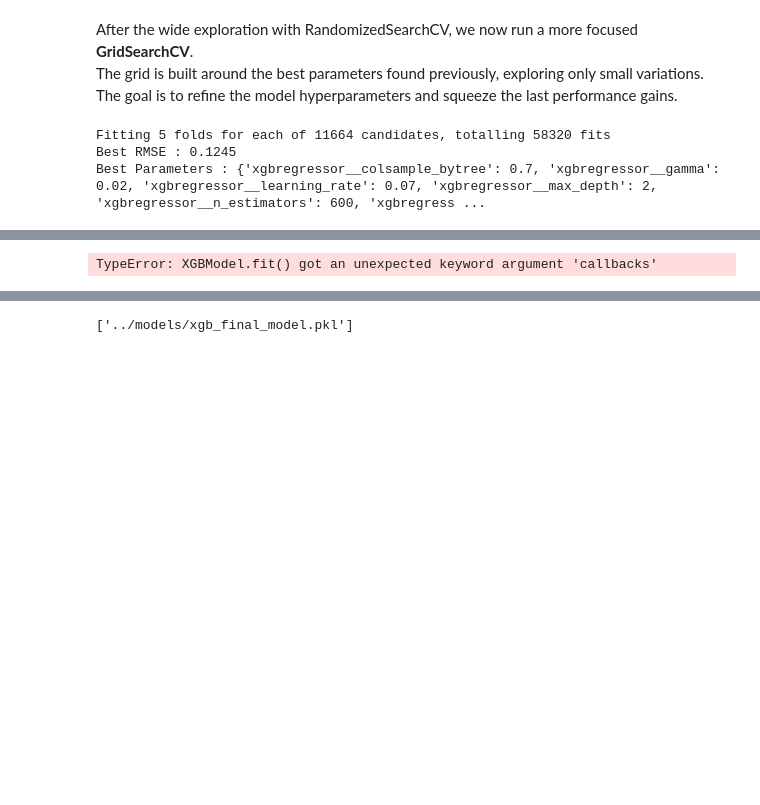
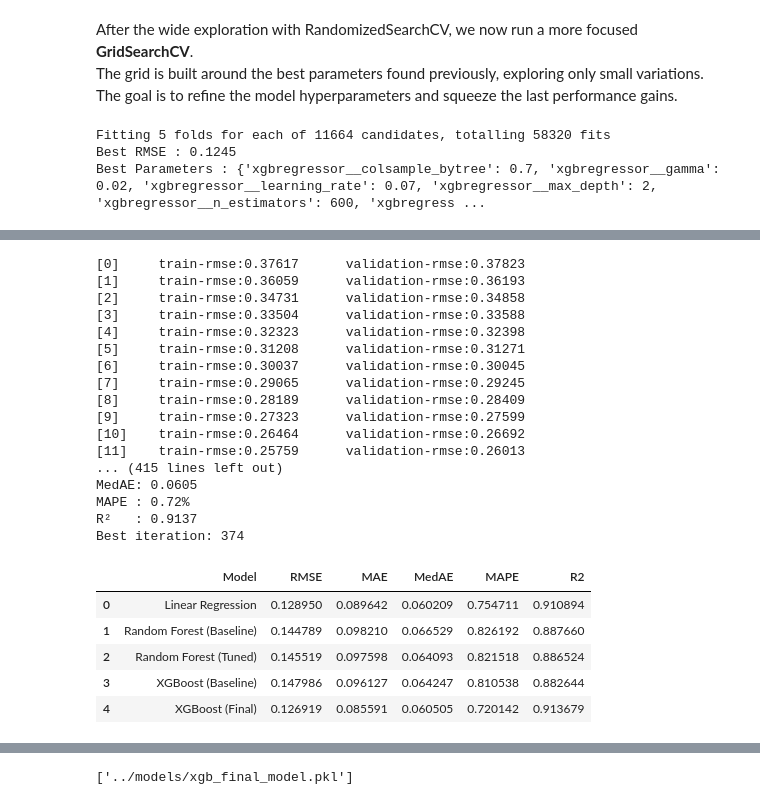
Before and after one commit to Gael926/ML_Project_HousePrices, a Jupyter notebook: notebooks/house_prices_regression.ipynb, the cells around one changed output, grey strips where cells are left out. Drawn from its saved outputs; the diff is of its cells as text; code cells hidden in the pictures; blank space fills up the shorter version.

```diff
--- a/notebooks/house_prices_regression.ipynb
+++ b/notebooks/house_prices_regression.ipynb
@@ -547,35 +588,58 @@ dtrain = xgb.DMatrix(X_tr_prep, label=y_tr)
 dval = xgb.DMatrix(X_val_prep, label=y_val)
 dtest = xgb.DMatrix(X_test_prep, label=y_test)
 
-# Paramètres du modèle
 params = {
     "objective": "reg:squarederror",
     "eval_metric": "rmse",
     "random_state": RANDOM_STATE,
     "max_depth": 2,
     "learning_rate": 0.07,
     "subsample": 0.74,
     "colsample_bytree": 0.7,
     "gamma": 0.02,
     "reg_alpha": 0.11,
     "reg_lambda": 0.65
 }
+evals_result = {}
 
 final_xgb = xgb.train(
     params=params,
     dtrain=dtrain,
     num_boost_round=1000,
     evals=[(dtrain, "train"), (dval, "validation")],
     early_stopping_rounds=50,
-    verbose_eval=True
+    verbose_eval=True,
+    evals_result=evals_result
 )
 y_pred_final = final_xgb.predict(dtest)
 
 xgb_final_results = evaluate_regression(y_test, y_pred_final, "XGBoost (Final)")
 print(f"Best iteration: {final_xgb.best_iteration}")
 
 results_df = pd.concat([results_df, pd.DataFrame([xgb_final_results])], ignore_index=True)
-
+results_df = results_df.drop_duplicates(subset="Model", keep="last").reset_index(drop=True)
 results_df
 # %% [output]
-TypeError: XGBModel.fit() got an unexpected keyword argument 'callbacks'
+[0]     train-rmse:0.37617      validation-rmse:0.37823
+[1]     train-rmse:0.36059      validation-rmse:0.36193
+[2]     train-rmse:0.34731      validation-rmse:0.34858
+[3]     train-rmse:0.33504      validation-rmse:0.33588
+[4]     train-rmse:0.32323      validation-rmse:0.32398
+[5]     train-rmse:0.31208      validation-rmse:0.31271
+[6]     train-rmse:0.30037      validation-rmse:0.30045
+[7]     train-rmse:0.29065      validation-rmse:0.29245
+[8]     train-rmse:0.28189      validation-rmse:0.28409
+[9]     train-rmse:0.27323      validation-rmse:0.27599
+[10]    train-rmse:0.26464      validation-rmse:0.26692
+[11]    train-rmse:0.25759      validation-rmse:0.26013
+... (415 lines left out)
+MedAE: 0.0605
+MAPE : 0.72%
+R²   : 0.9137
+Best iteration: 374
+|  | Model | RMSE | MAE | MedAE | MAPE | R2 |
+| 0 | Linear Regression | 0.128950 | 0.089642 | 0.060209 | 0.754711 | 0.910894 |
+| 1 | Random Forest (Baseline) | 0.144789 | 0.098210 | 0.066529 | 0.826192 | 0.887660 |
+| 2 | Random Forest (Tuned) | 0.145519 | 0.097598 | 0.064093 | 0.821518 | 0.886524 |
+| 3 | XGBoost (Baseline) | 0.147986 | 0.096127 | 0.064247 | 0.810538 | 0.882644 |
+| 4 | XGBoost (Final) | 0.126919 | 0.085591 | 0.060505 | 0.720142 | 0.913679 |
```
Also changed, not shown: parts of 11 cells of this notebook, 1 other file.
